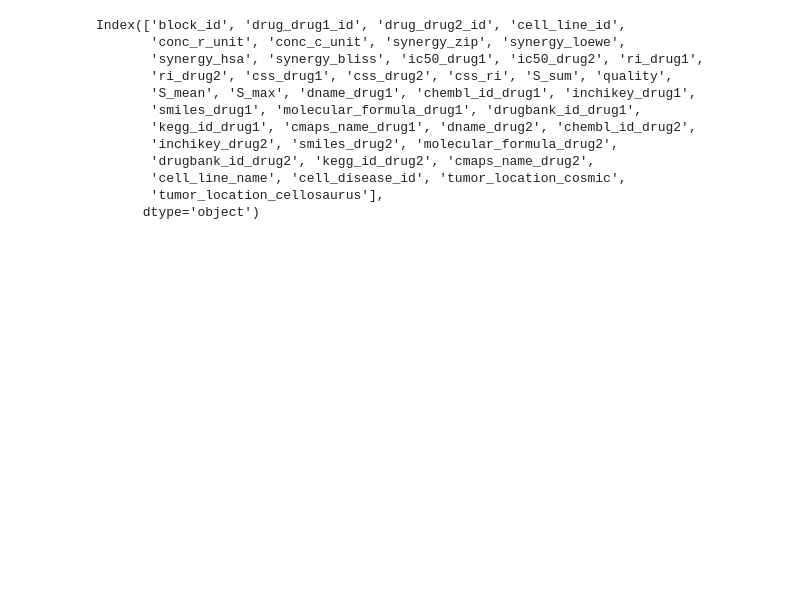
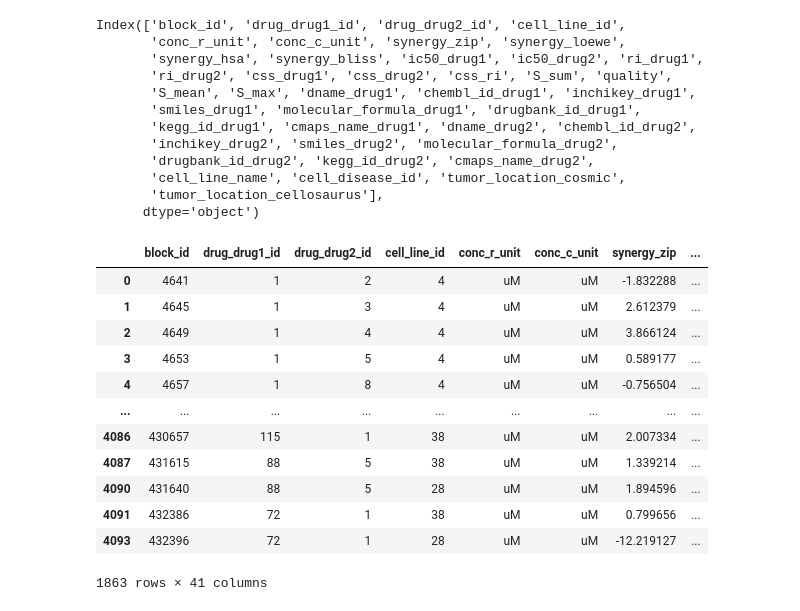
Before and after one commit to sofiaferben/TFM_old, a Jupyter notebook: codigo/CMAPS.ipynb, the cells around one changed output. Saved outputs shown, nothing was run; the diff lists cells and outputs as text; code cells hidden in the pictures; blank space fills up the shorter version.

```diff
--- a/codigo/CMAPS.ipynb
+++ b/codigo/CMAPS.ipynb
@@ -501,6 +573,22 @@ Index(['block_id', 'drug_drug1_id', 'drug_drug2_id', 'cell_line_id',
        'cell_line_name', 'cell_disease_id', 'tumor_location_cosmic',
        'tumor_location_cellosaurus'],
       dtype='object')
+# %%
+filtered_df
+# %% [output]
+|  | block_id | drug_drug1_id | drug_drug2_id | cell_line_id | conc_r_unit | conc_c_unit | synergy_zip | ... |
+| 0 | 4641 | 1 | 2 | 4 | uM | uM | -1.832288 | ... |
+| 1 | 4645 | 1 | 3 | 4 | uM | uM | 2.612379 | ... |
+| 2 | 4649 | 1 | 4 | 4 | uM | uM | 3.866124 | ... |
+| 3 | 4653 | 1 | 5 | 4 | uM | uM | 0.589177 | ... |
+| 4 | 4657 | 1 | 8 | 4 | uM | uM | -0.756504 | ... |
+| ... | ... | ... | ... | ... | ... | ... | ... | ... |
+| 4086 | 430657 | 115 | 1 | 38 | uM | uM | 2.007334 | ... |
+| 4087 | 431615 | 88 | 5 | 38 | uM | uM | 1.339214 | ... |
+| 4090 | 431640 | 88 | 5 | 28 | uM | uM | 1.894596 | ... |
+| 4091 | 432386 | 72 | 1 | 38 | uM | uM | 0.799656 | ... |
+| 4093 | 432396 | 72 | 1 | 28 | uM | uM | -12.219127 | ... |
+1863 rows × 41 columns
 # %%
 filtered_df.to_csv(r"C:\Users\Usuario\Desktop\TFM\datos\CLUE_data\CMAPS\combinations_cmaps_drugcomb_final.csv", index=False)
 # %%
```
Also changed, not shown: parts of 13 cells of this notebook.
